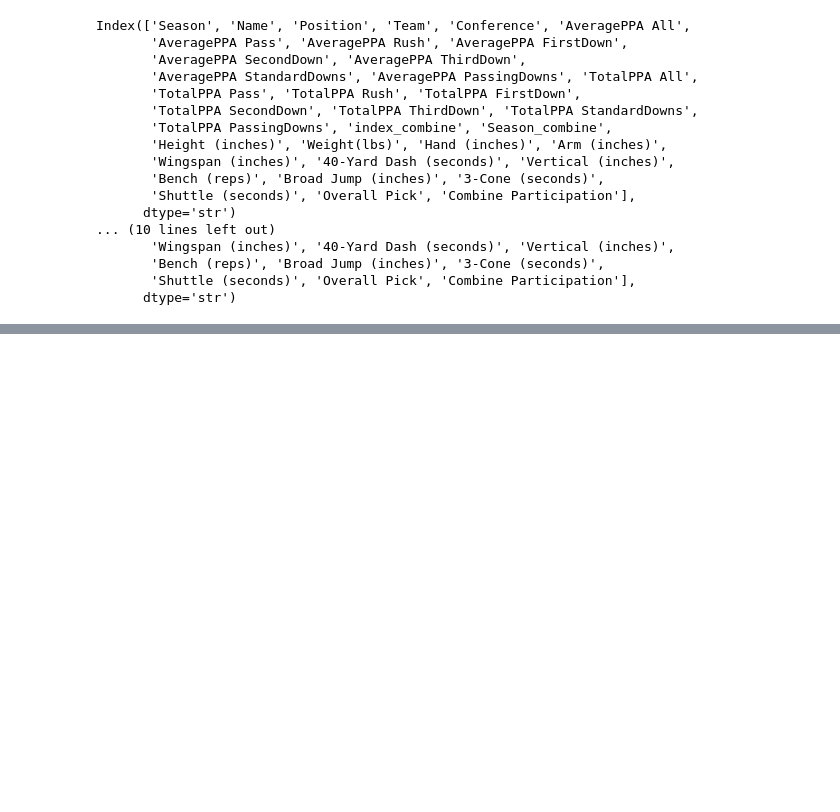
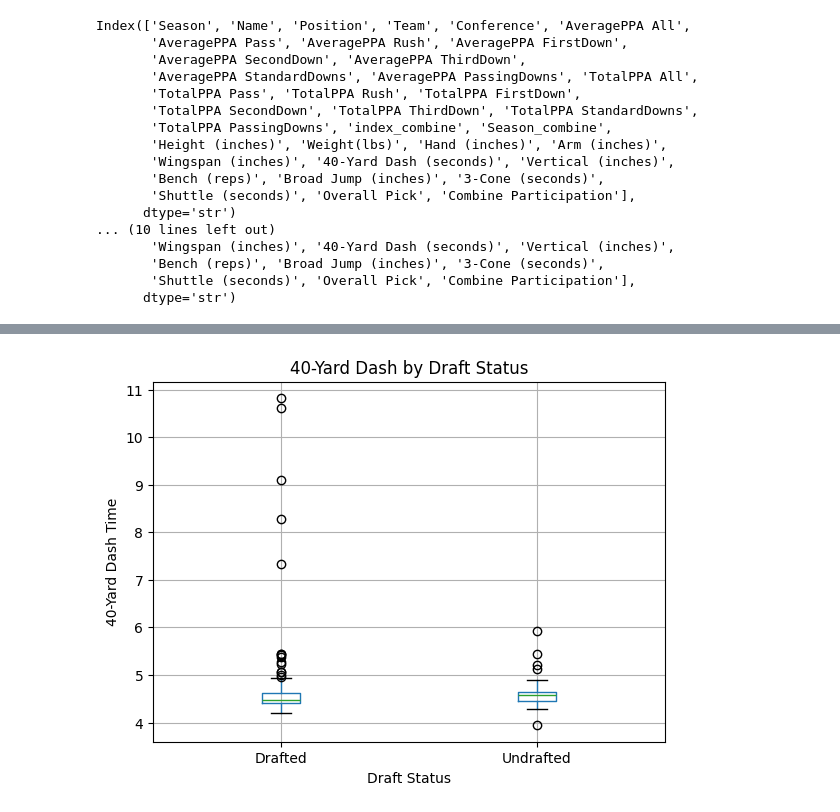
Before and after one commit to alexlevkulich/BSAN-Project-2, a Jupyter notebook: BSANStat.ipynb, the cells around one changed output, grey strips where cells are left out. Drawn from its saved outputs; the diff is of its cells as text; code cells hidden in the pictures; blank space fills up the shorter version.

```diff
--- a/BSANStat.ipynb
+++ b/BSANStat.ipynb
@@ -74,0 +98,2 @@ Index(['Season', 'Name', 'Position', 'Team', 'Conference', 'AveragePPA All',
+# %%
+df1["Drafted"] = df1["Overall Pick"].apply(lambda x: "Drafted" if x != 300 else "Undrafted")
@@ -74,0 +148,12 @@ Index(['Season', 'Name', 'Position', 'Team', 'Conference', 'AveragePPA All',
+# %%
+import matplotlib.pyplot as plt
+
+df1.boxplot(column="40-Yard Dash (seconds)", by="Drafted")
+
+plt.title("40-Yard Dash by Draft Status")
+plt.suptitle("")
+plt.xlabel("Draft Status")
+plt.ylabel("40-Yard Dash Time")
+plt.show()
+# %% [output]
+[figure, added]
```
Also changed, not shown: parts of 31 cells of this notebook.
